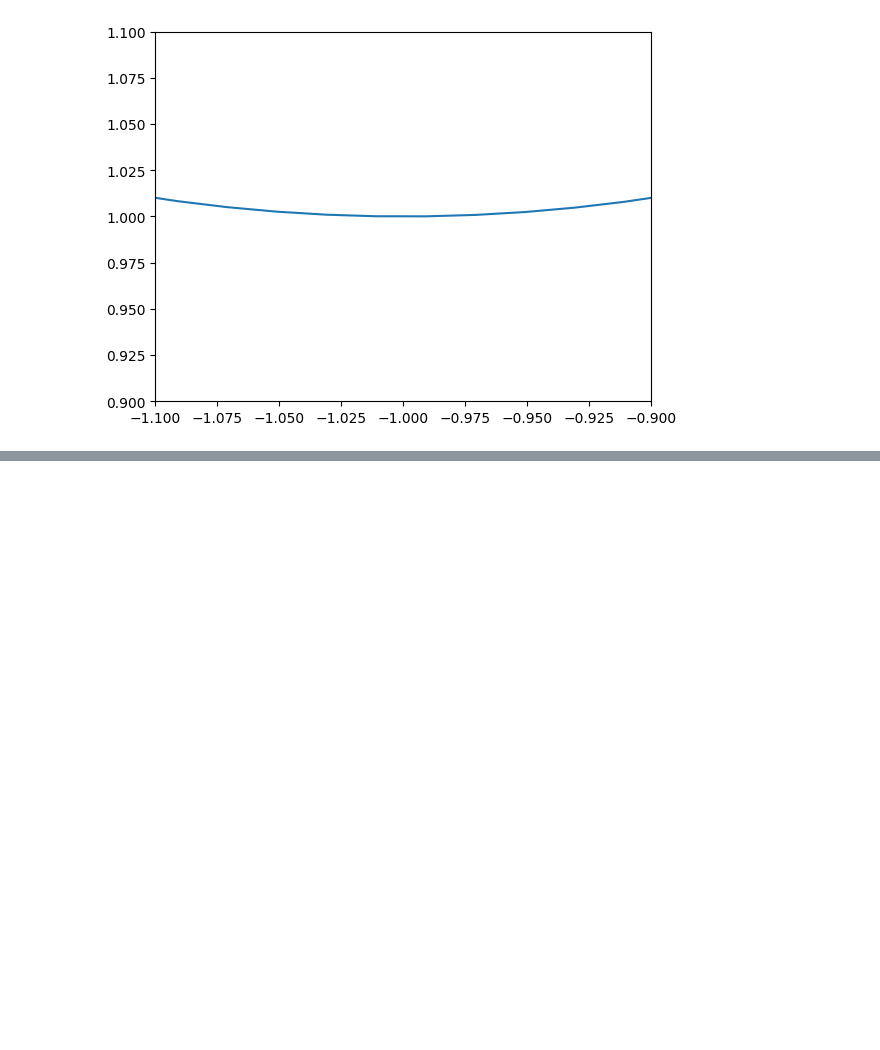
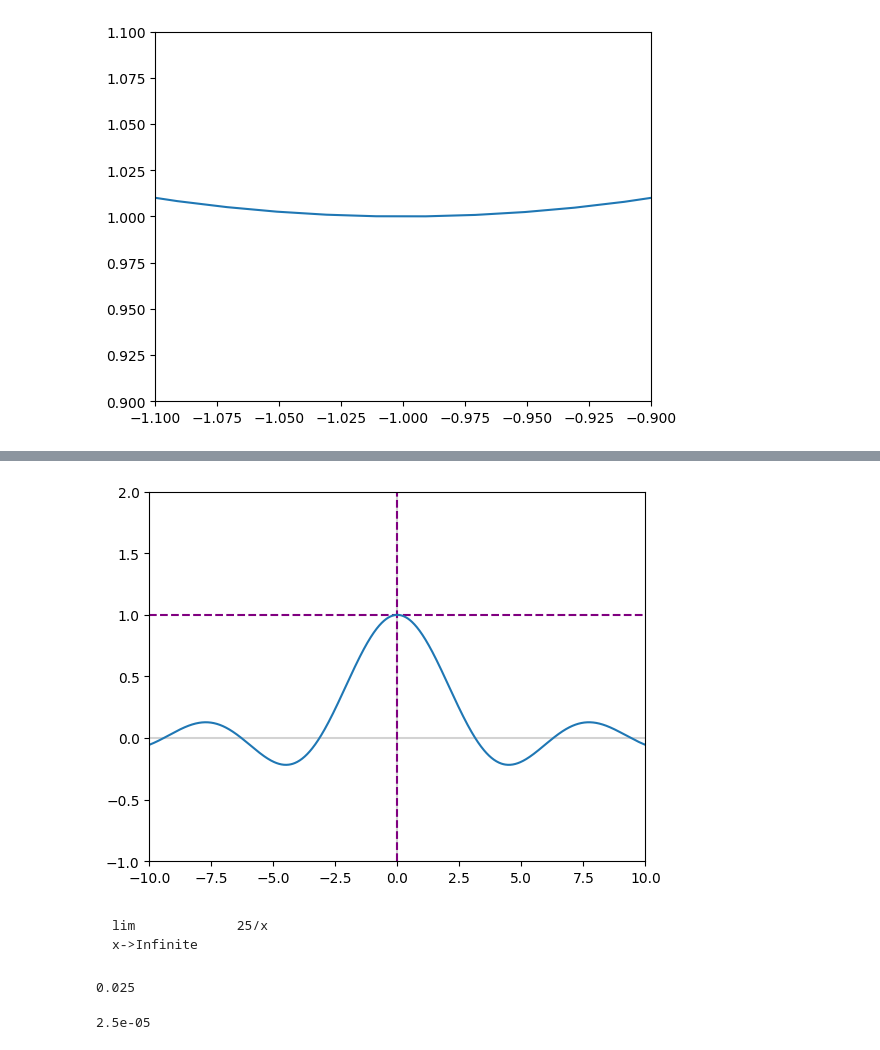
Before and after one commit to Camiloesp/Mathematical-Foundations-of-Machine-Learning, a Jupyter notebook: 50_Limits.ipynb, the cells around one changed output, grey strips where cells are left out. Drawn from its saved outputs; the diff is of its cells as text; code cells hidden in the pictures; blank space fills up the shorter version.

````diff
--- a/50_Limits.ipynb
+++ b/50_Limits.ipynb
@@ -41,0 +126,4 @@ _=ax.plot(x,y)
+# %%
+def sin_fxn(my_x):
+    my_y = np.sin(my_x) / my_x
+    return my_y
@@ -41,0 +149,18 @@ _=ax.plot(x,y)
+# %%
+y = sin_fxn(x)
+# %%
+fig, ax = plt.subplots()
+plt.axvline(x=0, color='lightgray')
+plt.axhline(y=0, color='lightgray')
+ax.set_xlim(-10,10)
+ax.set_ylim(-1,2)
+plt.axvline(x=0,color='purple',linestyle='--')
+plt.axhline(y=1,color='purple',linestyle='--')
+_=ax.plot(x,y)
+# %% [output]
+[figure, added]
+# %% [markdown]
+```
+lim             25/x
+x->Infinite
+```
@@ -41,0 +171,8 @@ _=ax.plot(x,y)
+# %%
+inf_fxn(1e3)
+# %% [output]
+0.025
+# %%
+inf_fxn(1e6)
+# %% [output]
+2.5e-05
````
Also changed, not shown: parts of 25 cells of this notebook.
